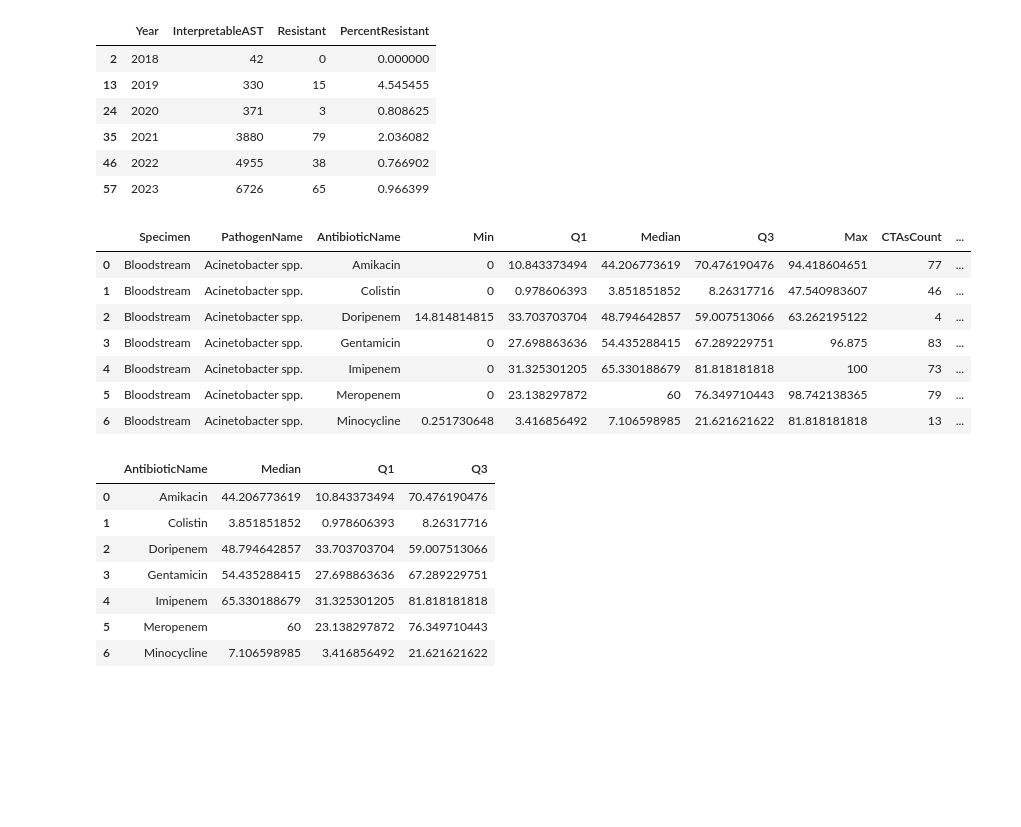
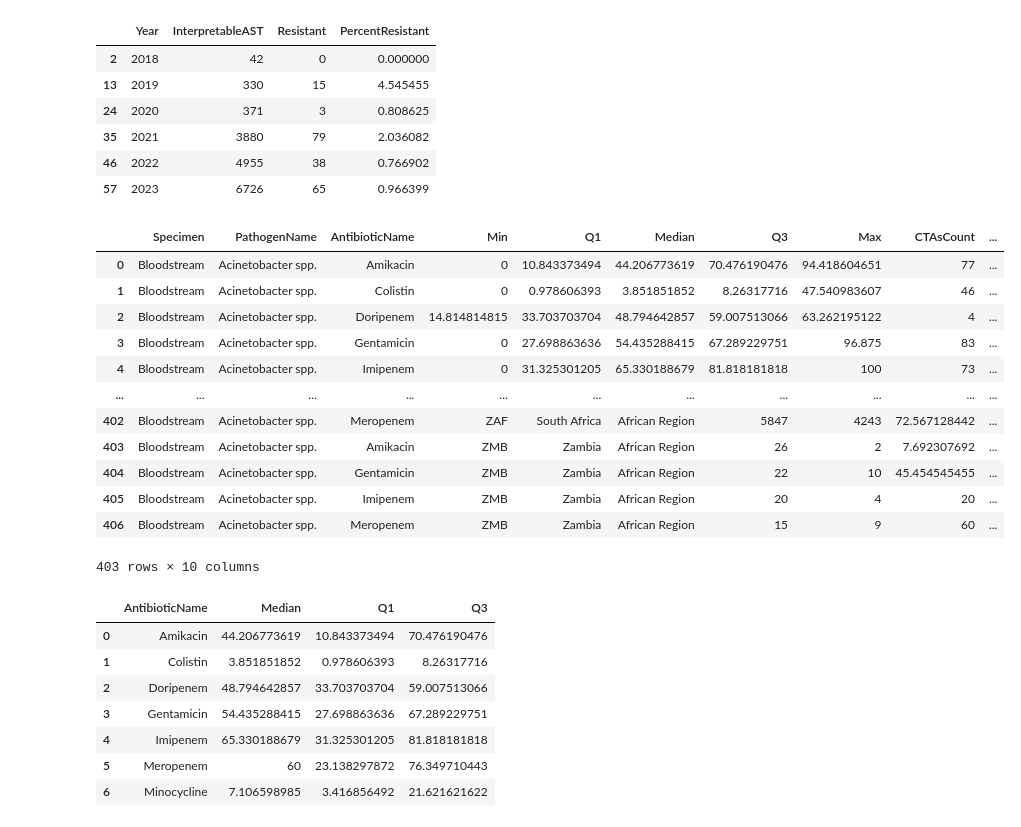
Before and after one commit to shampharma05/acinetobacter-colistin-resistance-india, a Jupyter notebook: Acinetobacter_Colistin_Resistance_India_2018_2023.ipynb, the cells around one changed output. Drawn from its saved outputs; the diff is of its cells as text; code cells hidden in the pictures; blank space fills up the shorter version.

```diff
--- a/Acinetobacter_Colistin_Resistance_India_2018_2023.ipynb
+++ b/Acinetobacter_Colistin_Resistance_India_2018_2023.ipynb
@@ -162,18 +162,25 @@ india_summary
 | 46 | 2022 | 4955 | 38 | 0.766902 |
 | 57 | 2023 | 6726 | 65 | 0.966399 |
 # %%
-summary_2023 = file_2023.iloc[:7].copy()
-
+summary_2023 = file_2023[
+    (file_2023["Specimen"] == "Bloodstream") &
+    (file_2023["PathogenName"] == "Acinetobacter spp.")
+].copy()
 summary_2023
 # %% [output]
 |  | Specimen | PathogenName | AntibioticName | Min | Q1 | Median | Q3 | Max | CTAsCount | ... |
 | 0 | Bloodstream | Acinetobacter spp. | Amikacin | 0 | 10.843373494 | 44.206773619 | 70.476190476 | 94.418604651 | 77 | ... |
 | 1 | Bloodstream | Acinetobacter spp. | Colistin | 0 | 0.978606393 | 3.851851852 | 8.26317716 | 47.540983607 | 46 | ... |
 | 2 | Bloodstream | Acinetobacter spp. | Doripenem | 14.814814815 | 33.703703704 | 48.794642857 | 59.007513066 | 63.262195122 | 4 | ... |
 | 3 | Bloodstream | Acinetobacter spp. | Gentamicin | 0 | 27.698863636 | 54.435288415 | 67.289229751 | 96.875 | 83 | ... |
 | 4 | Bloodstream | Acinetobacter spp. | Imipenem | 0 | 31.325301205 | 65.330188679 | 81.818181818 | 100 | 73 | ... |
-| 5 | Bloodstream | Acinetobacter spp. | Meropenem | 0 | 23.138297872 | 60 | 76.349710443 | 98.742138365 | 79 | ... |
-| 6 | Bloodstream | Acinetobacter spp. | Minocycline | 0.251730648 | 3.416856492 | 7.106598985 | 21.621621622 | 81.818181818 | 13 | ... |
+| ... | ... | ... | ... | ... | ... | ... | ... | ... | ... | ... |
+| 402 | Bloodstream | Acinetobacter spp. | Meropenem | ZAF | South Africa | African Region | 5847 | 4243 | 72.567128442 | ... |
+| 403 | Bloodstream | Acinetobacter spp. | Amikacin | ZMB | Zambia | African Region | 26 | 2 | 7.692307692 | ... |
+| 404 | Bloodstream | Acinetobacter spp. | Gentamicin | ZMB | Zambia | African Region | 22 | 10 | 45.454545455 | ... |
+| 405 | Bloodstream | Acinetobacter spp. | Imipenem | ZMB | Zambia | African Region | 20 | 4 | 20 | ... |
+| 406 | Bloodstream | Acinetobacter spp. | Meropenem | ZMB | Zambia | African Region | 15 | 9 | 60 | ... |
+403 rows × 10 columns
 # %%
 profile_2023 = summary_2023[
     ["AntibioticName", "Median", "Q1", "Q3"]
```
